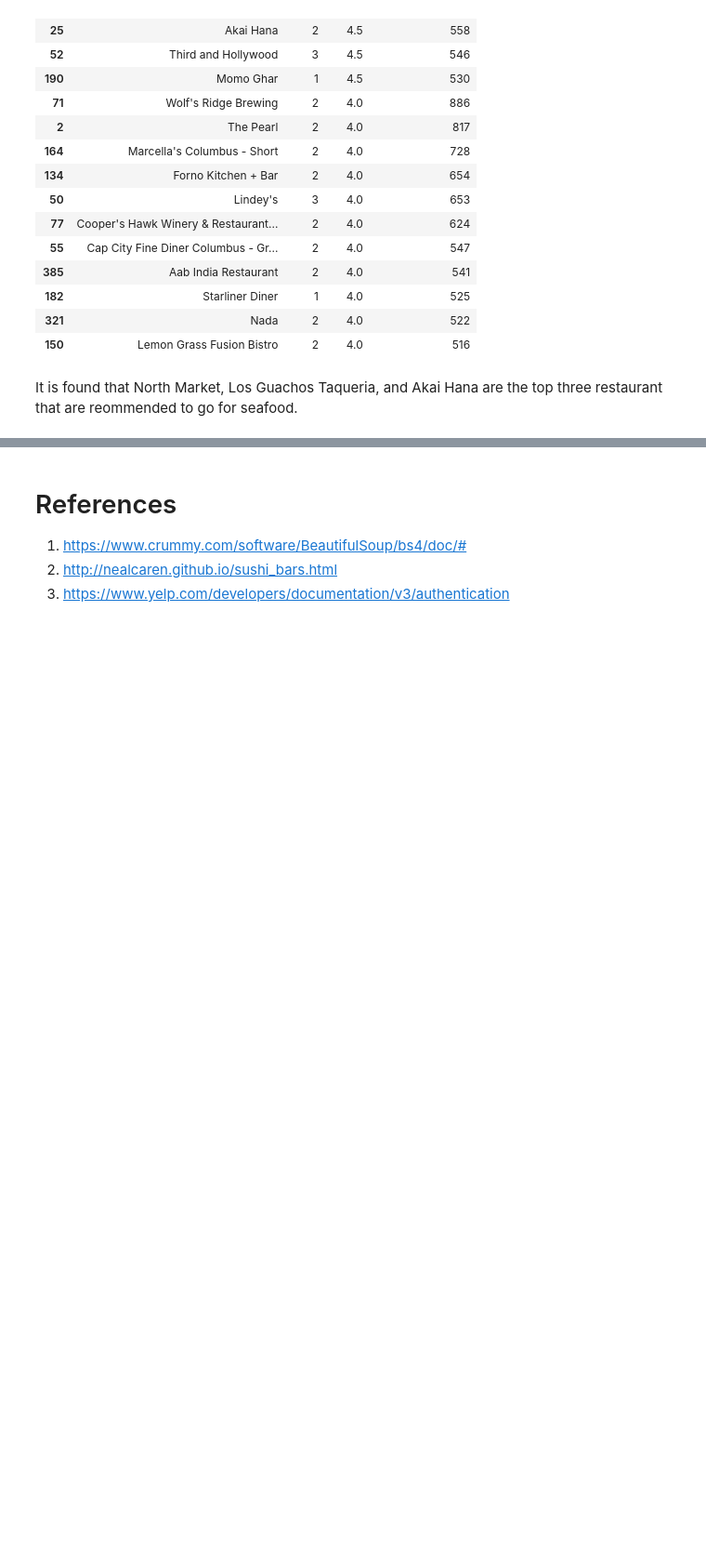
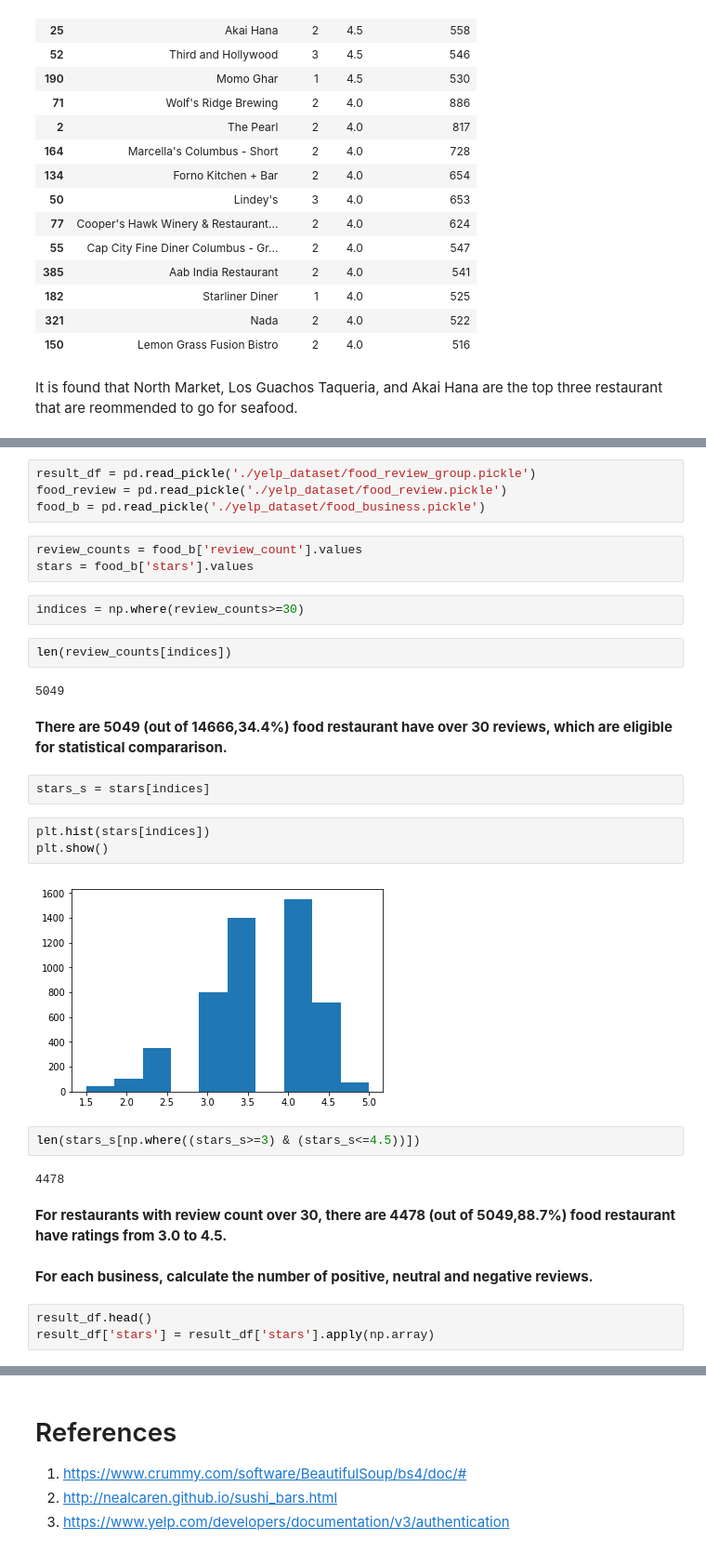
Before and after one commit to honeybird1991/Data_Incubator_Project, a Jupyter notebook: Project/TDI_Project_CW.ipynb, the cells around one changed output, grey strips where cells are left out. Shown at 93% size. Cells and saved outputs as stored; diff of their text form; blank space fills up the shorter version.

```diff
--- a/Project/TDI_Project_CW.ipynb
+++ b/Project/TDI_Project_CW.ipynb
@@ -182,0 +309,33 @@ It is found that North Market, Los Guachos Taqueria, and  Akai Hana are the top
+# %%
+result_df = pd.read_pickle('./yelp_dataset/food_review_group.pickle')
+food_review = pd.read_pickle('./yelp_dataset/food_review.pickle')
+food_b = pd.read_pickle('./yelp_dataset/food_business.pickle')
+# %%
+review_counts = food_b['review_count'].values
+stars = food_b['stars'].values
+# %%
+indices = np.where(review_counts>=30)
+# %%
+len(review_counts[indices])
+# %% [output]
+5049
+# %% [markdown]
+**There are 5049 (out of 14666,34.4%) food restaurant have over 30 reviews, which are eligible for statistical compararison.**
+# %%
+stars_s = stars[indices]
+# %%
+plt.hist(stars[indices])
+plt.show()
+# %% [output]
+[figure, added]
+# %%
+len(stars_s[np.where((stars_s>=3) & (stars_s<=4.5))])
+# %% [output]
+4478
+# %% [markdown]
+**For restaurants with review count over 30, there are 4478 (out of 5049,88.7%) food restaurant have ratings from 3.0 to 4.5.**
+# %% [markdown]
+**For each business, calculate the number of positive, neutral and negative reviews.**
+# %%
+result_df.head()
+result_df['stars'] = result_df['stars'].apply(np.array)
```
Also changed, not shown: parts of 85 cells of this notebook.
